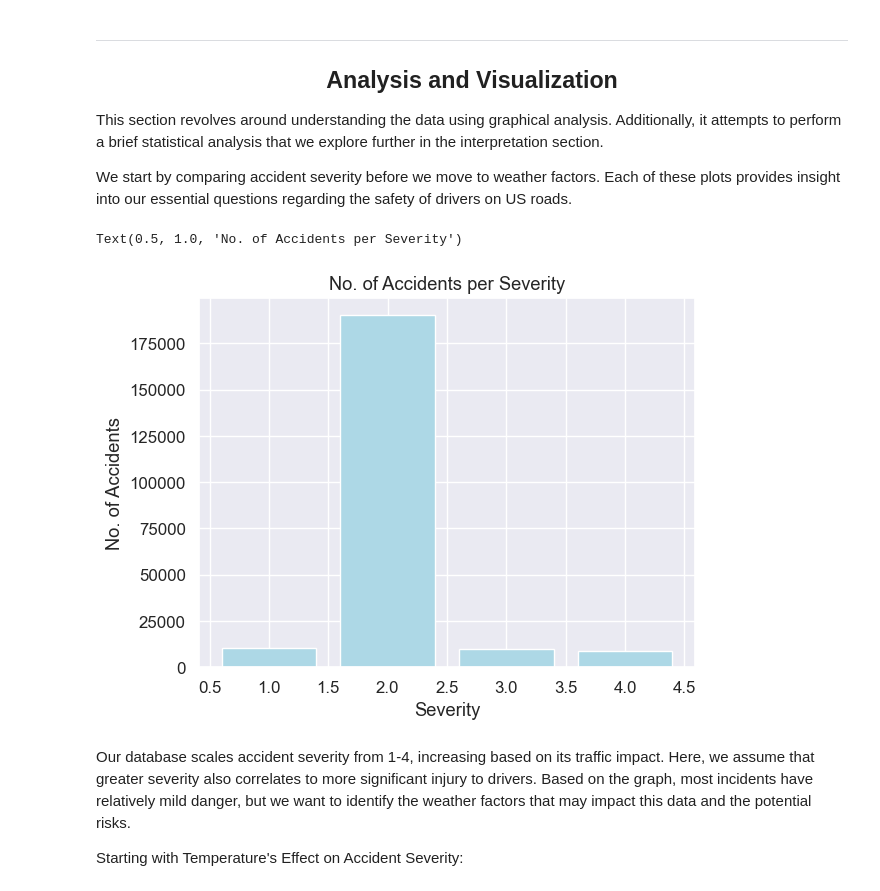
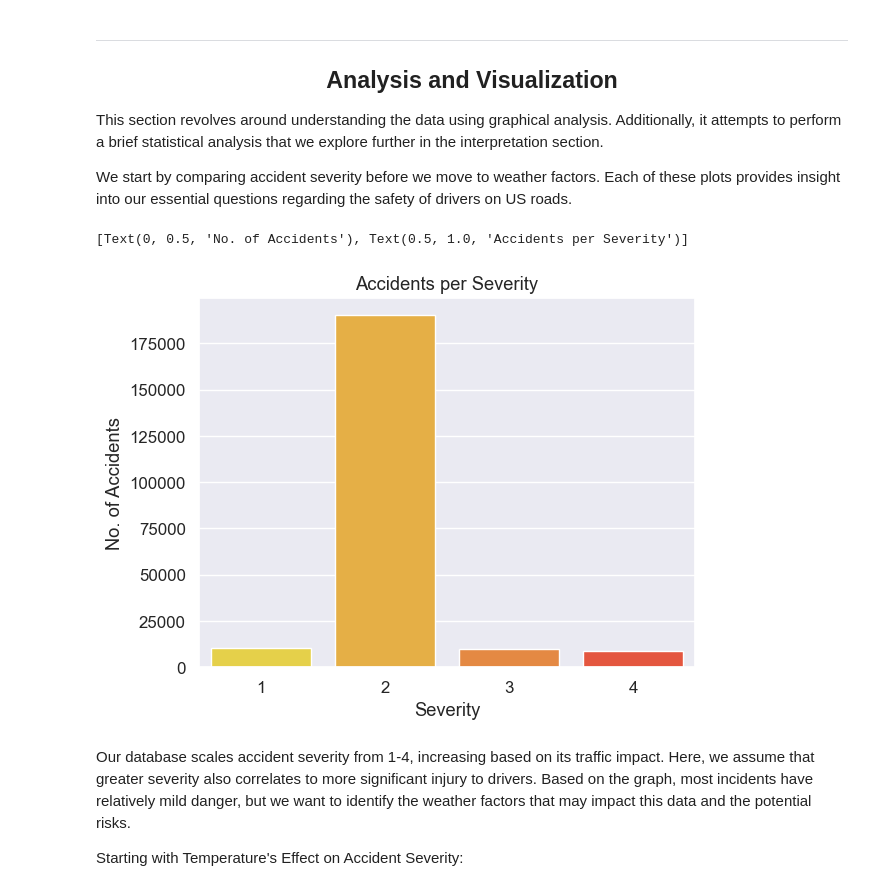
Before and after one commit to Anubis-vc/Anubis-vc.github.io, a Jupyter notebook: FinalProject.ipynb, the cells around one changed output. Saved outputs shown, nothing was run; the diff lists cells and outputs as text; code cells hidden in the pictures.

```diff
--- a/FinalProject.ipynb
+++ b/FinalProject.ipynb
@@ -184,18 +179,13 @@ df
 This section revolves around understanding the data using graphical analysis. Additionally, it attempts to perform a brief statistical analysis that we explore further in the interpretation section.
 
 We start by comparing accident severity before we move to weather factors. Each of these plots provides insight into our essential questions regarding the safety of drivers on US roads.
-# %%
-count = {}
-for x in range(219585):
-    count[df.iat[x,1]] = count.get(df.iat[x,1],0)+1
-plt.bar(list(count.keys()),list(count.values()),
-        color  = "#ADD8E6")
-plt.xlabel("Severity")
-plt.ylabel("No. of Accidents")
-plt.title("No. of Accidents per Severity")
-# %% [output]
-Text(0.5, 1.0, 'No. of Accidents per Severity')
-[figure, removed]
+# %%
+sev = sns.countplot(data= df, x= 'Severity',
+                    palette= ['#ffe330', '#ffb72c', '#ff8628', '#ff4224'])
+sev.set(ylabel= "No. of Accidents", title= "Accidents per Severity")
+# %% [output]
+[Text(0, 0.5, 'No. of Accidents'), Text(0.5, 1.0, 'Accidents per Severity')]
+[figure, added]
 # %% [markdown]
 Our database scales accident severity from 1-4, increasing based on its traffic impact. Here, we assume that greater severity also correlates to more significant injury to drivers. Based on the graph, most incidents have relatively mild danger, but we want to identify the weather factors that may impact this data and the potential risks.
 
```
Also changed, not shown: parts of 8 cells of this notebook.
